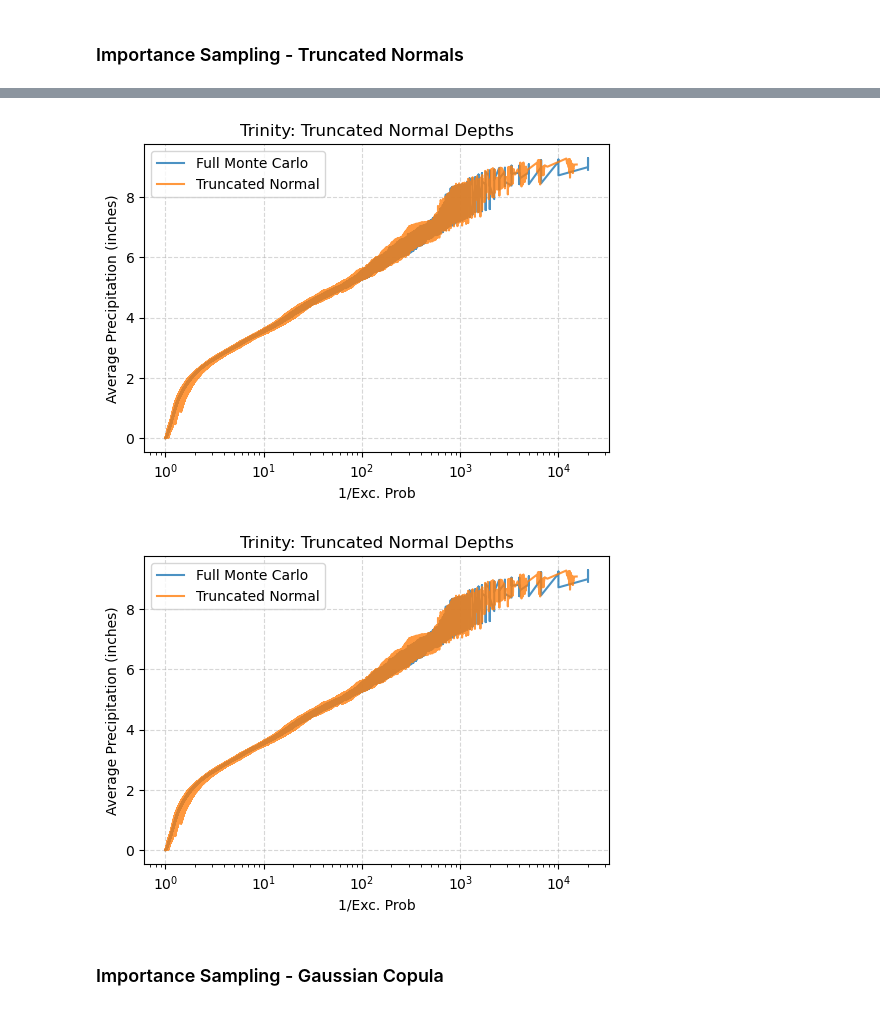
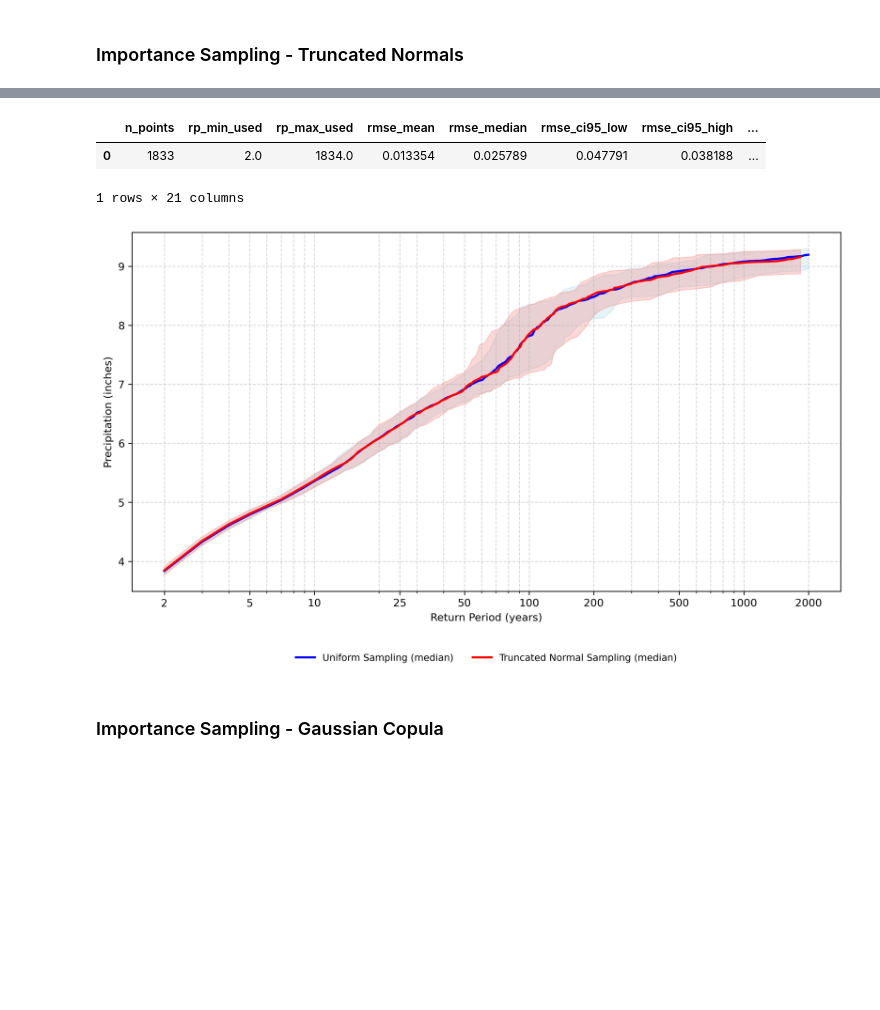
Before and after one commit to fema-ffrd/Importance-Sampling-for-SST, a Jupyter notebook: notebooks/Trinity.ipynb, the cells around one changed output, grey strips where cells are left out. Drawn from its saved outputs; the diff is of its cells as text; code cells hidden in the pictures; blank space fills up the shorter version.

```diff
--- a/notebooks/Trinity.ipynb
+++ b/notebooks/Trinity.ipynb
@@ -88,0 +45,11 @@ fullmonte_depths = pd.read_parquet(f"/workspaces/Importance-Sampling-for-SST/dat
+# %%
+#Summarise precipitation frequency 2-2000 year return periods
+fullmonte_summary = summarize_depths_by_return_period(
+    df=fullmonte_depths,
+    precip_col="precip_avg_mm",
+    exc_col="exc_prb",
+    realization_col="realization",
+    k=10.0,
+    rp_min=2,
+    rp_max_cap=2000,
+)
@@ -119,41 +86,33 @@ TruncNorm_depths = StormDepthProcessor(watershed).run(TruncNorm_samples, n_jobs=
+# %%
+#Read
+TruncNorm_depths = pd.read_parquet(f"/workspaces/Importance-Sampling-for-SST/data/1_interim/{watershed_name}/TruncNorm_depths_N{num_simulations}.pq")
 # %%
-plt.figure(figsize=(6, 4))
-
-for df, label in [
-    (fullmonte_depths, "Full Monte Carlo"),
-    (TruncNorm_depths, "Truncated Normal"),
-]:
-    df = df.sort_values("exc_prb")
-    plt.plot(1 / df["exc_prb"], df["precip_avg_mm"] / 25.4, label=label, alpha=0.8)
-
-plt.xscale("log")
-plt.xlabel("1/Exc. Prob")
-plt.ylabel("Average Precipitation (inches)")
-plt.legend()
-plt.grid(True, linestyle="--", alpha=0.5)
-plt.title(f"{watershed_name}: Truncated Normal Depths")
-plt.show()
+TruncNorm_summary = summarize_depths_by_return_period(
+    df=TruncNorm_depths,
+    precip_col="precip_avg_mm",
+    exc_col="exc_prb",
+    realization_col="realization",
+    k=10.0,
+    rp_min=2,
+    rp_max_cap=2000,
+)
-# %% [output]
-[figure, removed]
+# %%
+m = metrics(fullmonte_summary,TruncNorm_summary)
+m
+# %% [output]
+|  | n_points | rp_min_used | rp_max_used | rmse_mean | rmse_median | rmse_ci95_low | rmse_ci95_high | ... |
+| 0 | 1833 | 2.0 | 1834.0 | 0.013354 | 0.025789 | 0.047791 | 0.038188 | ... |
+1 rows × 21 columns
 # %%
-plt.figure(figsize=(6, 4))
-
-for df, label in [
-    (fullmonte_depths, "Full Monte Carlo"),
-    (TruncNorm_depths, "Truncated Normal"),
-]:
-    df = df.sort_values("exc_prb")
-    plt.plot(1 / df["exc_prb"], df["precip_avg_mm"] / 25.4, label=label, alpha=0.8)
-
-plt.xscale("log")
-plt.xlabel("1/Exc. Prob")
-plt.ylabel("Average Precipitation (inches)")
-plt.legend()
-plt.grid(True, linestyle="--", alpha=0.5)
-plt.title(f"{watershed_name}: Truncated Normal Depths")
-plt.show()
+plot_two_return_period_summaries(
+    summary1=fullmonte_summary,          # your first summary DataFrame
+    summary2=TruncNorm_summary,       # your second summary DataFrame
+    label1="Uniform Sampling",
+    label2="Truncated Normal Sampling",
+    title=""
+)
 # %% [output]
-[figure, old version]
+[figure, new version]
 # %% [markdown]
 <h3> Importance Sampling - Gaussian Copula </h3>
 # %%
```
Also changed, not shown: parts of 15 cells of this notebook, 6 other files.
